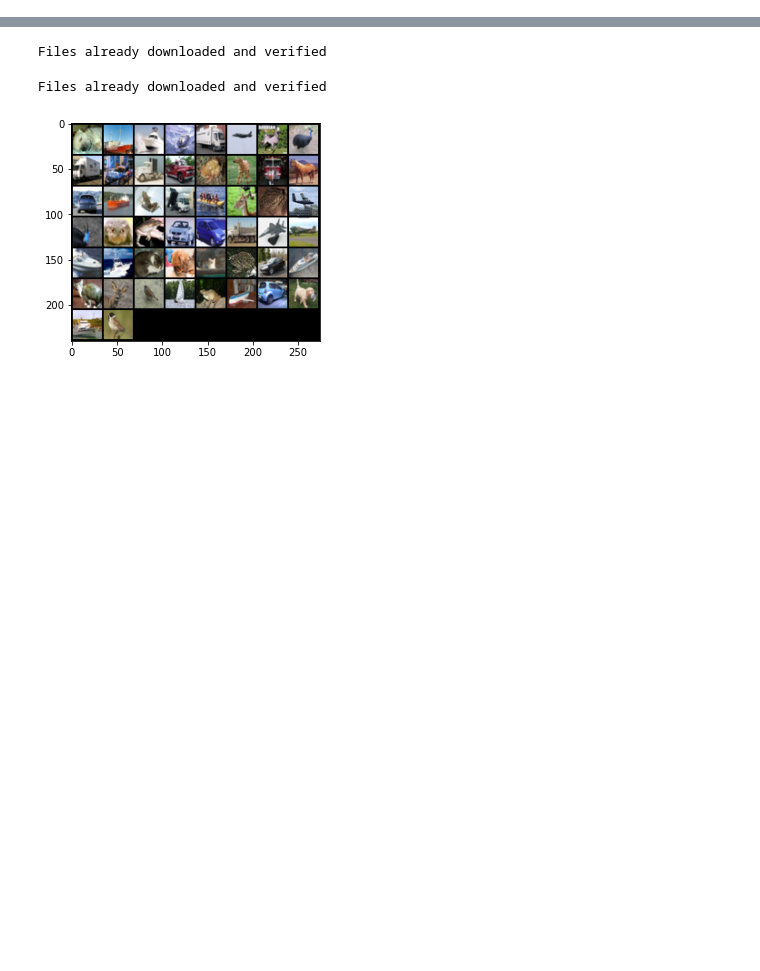
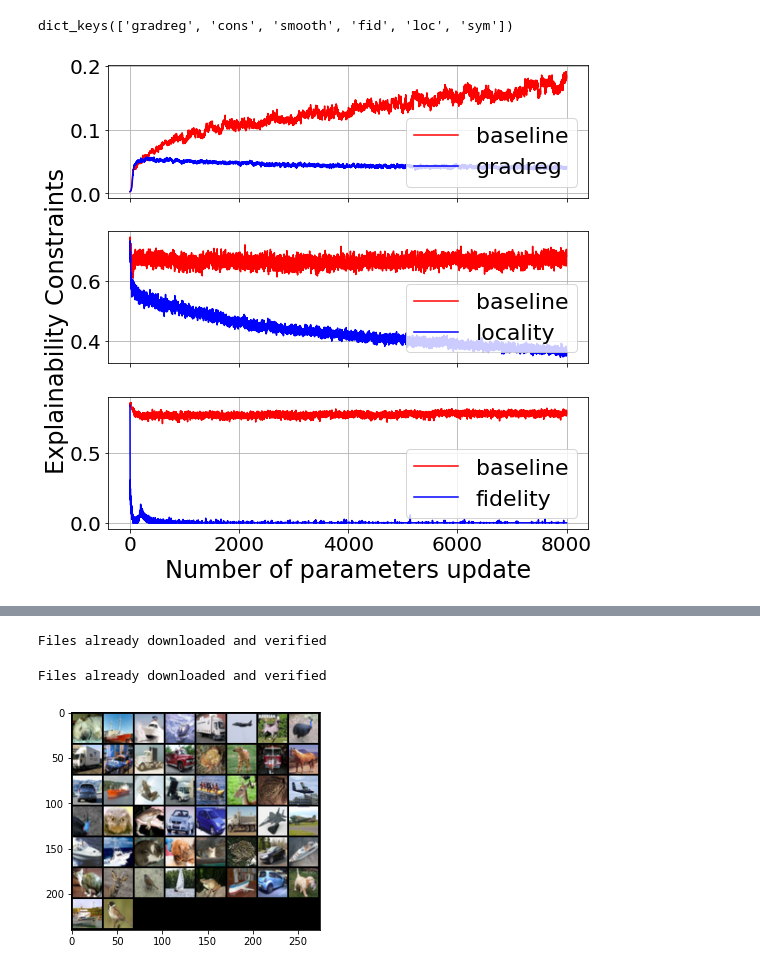
Before and after one commit to mikronco/xai-learning-constraints, a Jupyter notebook: model_training.ipynb, the cells around one changed output, grey strips where cells are left out. Saved outputs shown, nothing was run; the diff lists cells and outputs as text; code cells hidden in the pictures; blank space fills up the shorter version.

```diff
--- a/model_training.ipynb
+++ b/model_training.ipynb
@@ -25,0 +145,33 @@ ssl._create_default_https_context = ssl._create_unverified_context
+# %%
+f = open(r"C:\Users\unknown\Desktop\xai_projects\xai-learning-constraints\results\baseline_constraints.json")
+data = json.load(f)
+# %%
+data.keys()
+# %% [output]
+dict_keys(['gradreg', 'cons', 'smooth', 'fid', 'loc', 'sym'])
+# %%
+gregcons = np.load(r"C:\Users\unknown\Desktop\xai_projects\xai-learning-constraints\results\final\xloss_gradreg.npy")
+loccons = np.load(r"C:\Users\unknown\Desktop\xai_projects\xai-learning-constraints\results\final\xloss_locality.npy")
+fidcons = np.load(r"C:\Users\unknown\Desktop\xai_projects\xai-learning-constraints\results\final\xloss_fidelity.npy")
+symcons = np.load(r"C:\Users\unknown\Desktop\xai_projects\xai-learning-constraints\results\final\xloss_symmetry.npy")
+smtcons = np.load(r"C:\Users\unknown\Desktop\xai_projects\xai-learning-constraints\results\final\xloss_smoothness.npy")
+concons = np.load(r"C:\Users\unknown\Desktop\xai_projects\xai-learning-constraints\results\final\xloss_consistency.npy")
+# %%
+fig, axs = plt.subplots(3, sharex=True, figsize=(8,8))
+fig.text(0.003, 0.5, 'Explainability Constraints', va='center', rotation='vertical')
+#fig.suptitle('Sharing both axes')
+axs[0].plot(range(len(data["gradreg"])), data["gradreg"], label="baseline", color="red")
+axs[0].plot(range(len(gregcons)), gregcons, label="gradreg", color="blue")
+axs[1].plot(range(len(data["loc"])), data["loc"], label="baseline", color="red")
+axs[1].plot(range(len(loccons)), loccons, label="locality", color="blue")
+axs[2].plot(range(len(data["fid"])), data["fid"], label="baseline", color="red")
+axs[2].plot(range(len(fidcons)), fidcons, label="fidelity", color="blue")
+axs[2].set_xlabel("Number of parameters update")
+axs[0].legend(loc="lower right")
+axs[1].legend(loc="lower right")
+axs[2].legend(loc="lower right")
+plt.tight_layout()
+plt.savefig(os.path.join(outfolder, "losses1.png"), bbox_inches="tight", dpi=1100)
+plt.show()
+# %% [output]
+[figure, added]
```
Also changed, not shown: parts of 125 cells of this notebook, 14 other files.
